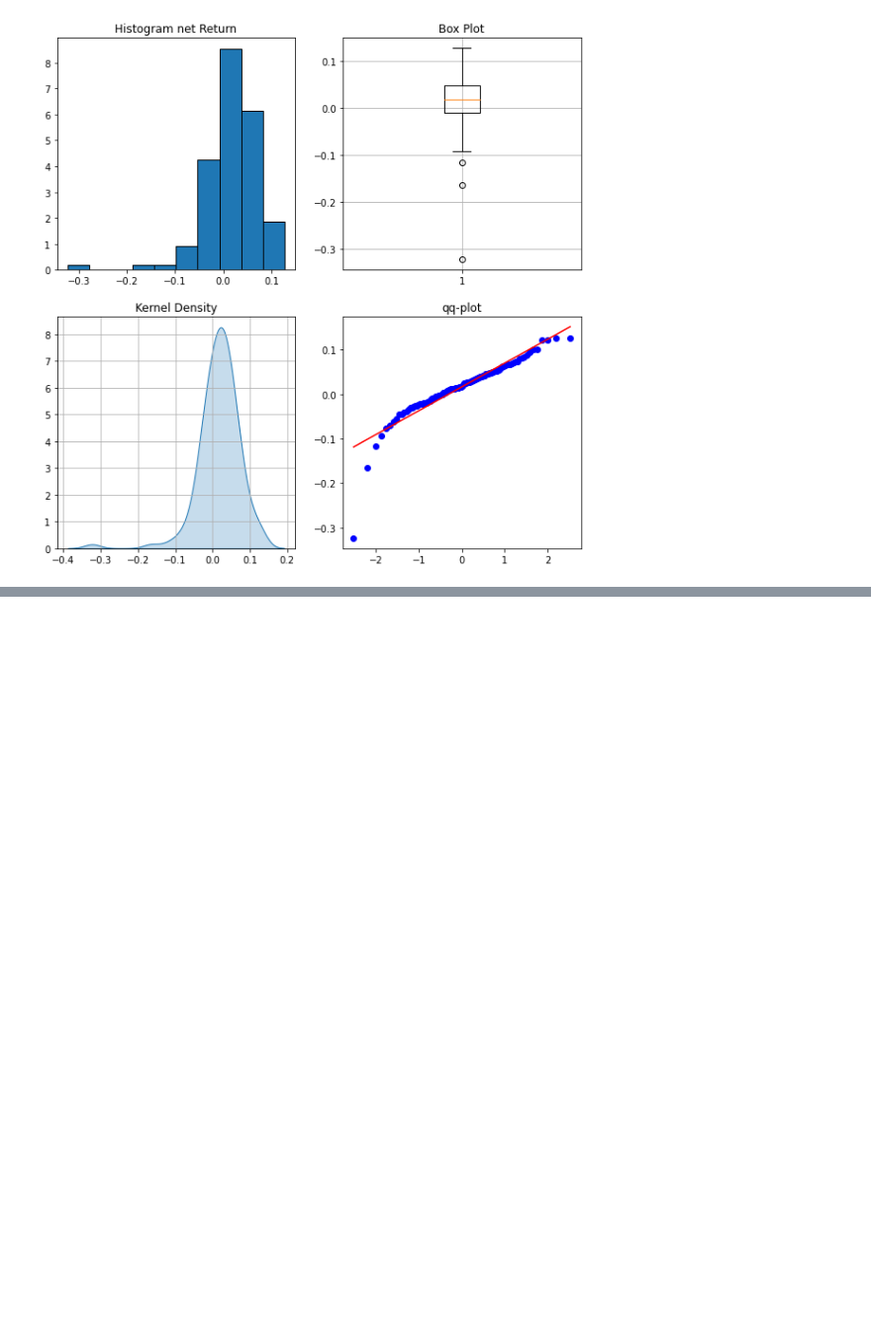
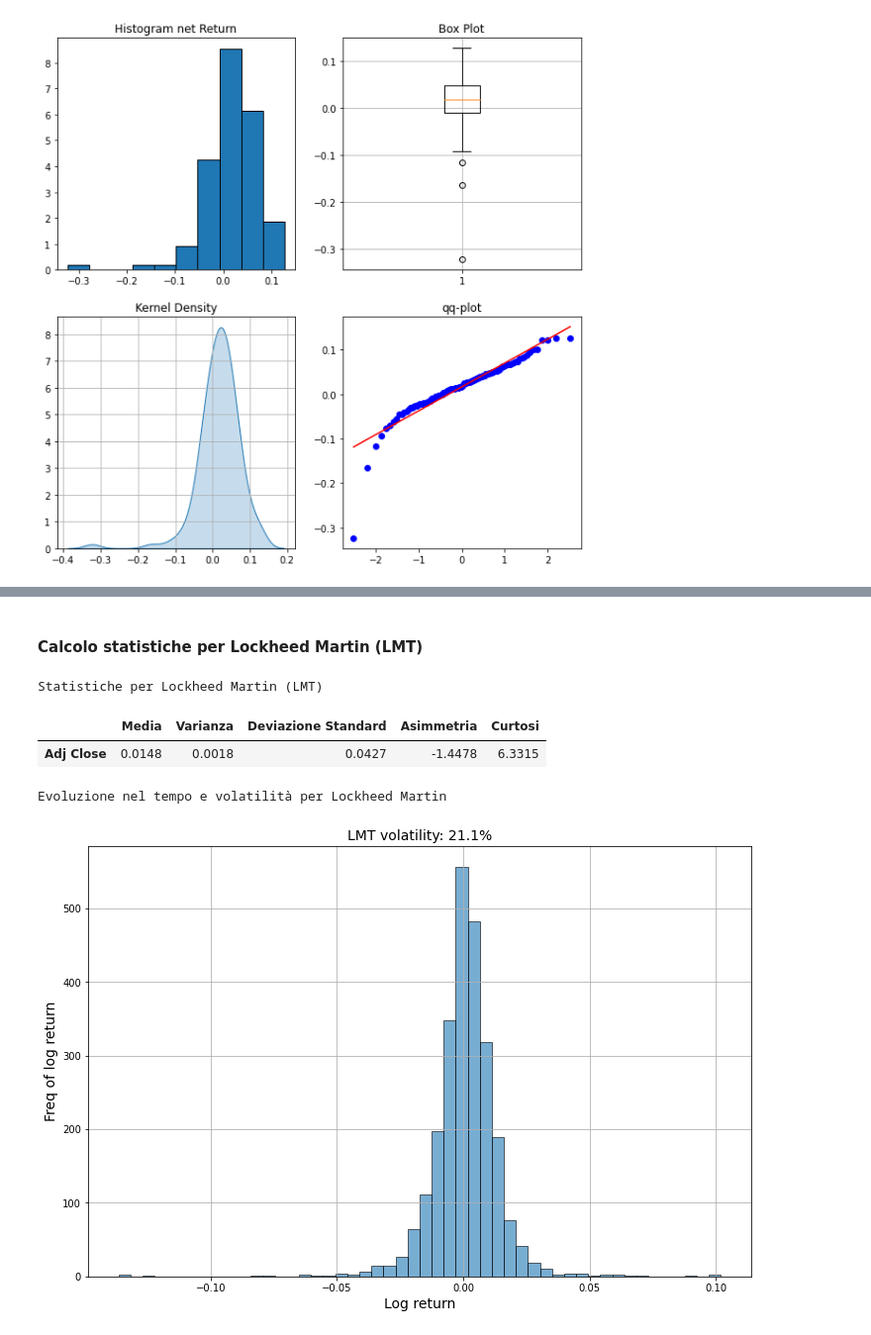
Before and after one commit to tommcamm/BISF-Project, a Jupyter notebook: python/Notebook del progetto.ipynb, the cells around one changed output, grey strips where cells are left out. Shown at 99% size. Saved outputs shown, nothing was run; the diff lists cells and outputs as text; code cells hidden in the pictures; blank space fills up the shorter version.

```diff
--- a/python/Notebook del progetto.ipynb
+++ b/python/Notebook del progetto.ipynb
@@ -874,0 +1002,38 @@ plt.show()
+# %% [markdown]
+#### Calcolo statistiche per Lockheed Martin (LMT)
+# %%
+# Calcolo di tutte le statistiche richieste per Lockheed Martin (LMT)
+statistiche_lmt = pd.DataFrame() # Creriamo un nuovo dataframe
+
+statistiche_lmt["Media"] = round(rendimenti_netti_lmt.mean(), 4)
+statistiche_lmt["Varianza"] = round(rendimenti_netti_lmt.var(), 4)
+statistiche_lmt["Deviazione Standard"] = round(rendimenti_netti_lmt.std(), 4)
+statistiche_lmt["Asimmetria"] = round(rendimenti_netti_lmt.skew(), 4)
+statistiche_lmt["Curtosi"] = round(rendimenti_netti_lmt.kurtosis(), 4)
+
+print("Statistiche per Lockheed Martin (LMT)")
+statistiche_lmt # Print della tabella
+# %% [output]
+Statistiche per Lockheed Martin (LMT)
+|  | Media | Varianza | Deviazione Standard | Asimmetria | Curtosi |
+| Adj Close | 0.0148 | 0.0018 | 0.0427 | -1.4478 | 6.3315 |
+# %%
+# Calcolo della volatilità per Lockheed Martin (LMT)
+lmt_daily_returns = lmt_df[['Adj Close']]
+rendimenti_netti_lmt = np.log(lmt_daily_returns['Adj Close']/lmt_daily_returns['Adj Close'].shift(1))
+
+volatility = rendimenti_netti_lmt.std()*252**.5
+str_vol = str(round(volatility*100, 2))
+
+plt.figure(figsize=(12,8)) # hist non ha come argomento la grandezza della figura, workaround
+rendimenti_netti_lmt.hist(bins=50, alpha=0.6, edgecolor='black')
+
+plt.xlabel("Log return", fontsize=14)
+plt.ylabel("Freq of log return", fontsize=14)
+plt.title("LMT volatility: " + str_vol + "%", fontsize=14)
+
+print("Evoluzione nel tempo e volatilità per Lockheed Martin")
+plt.show()
+# %% [output]
+Evoluzione nel tempo e volatilità per Lockheed Martin
+[figure, added]
```
Also changed, not shown: parts of 23 cells of this notebook, 2 other files.
